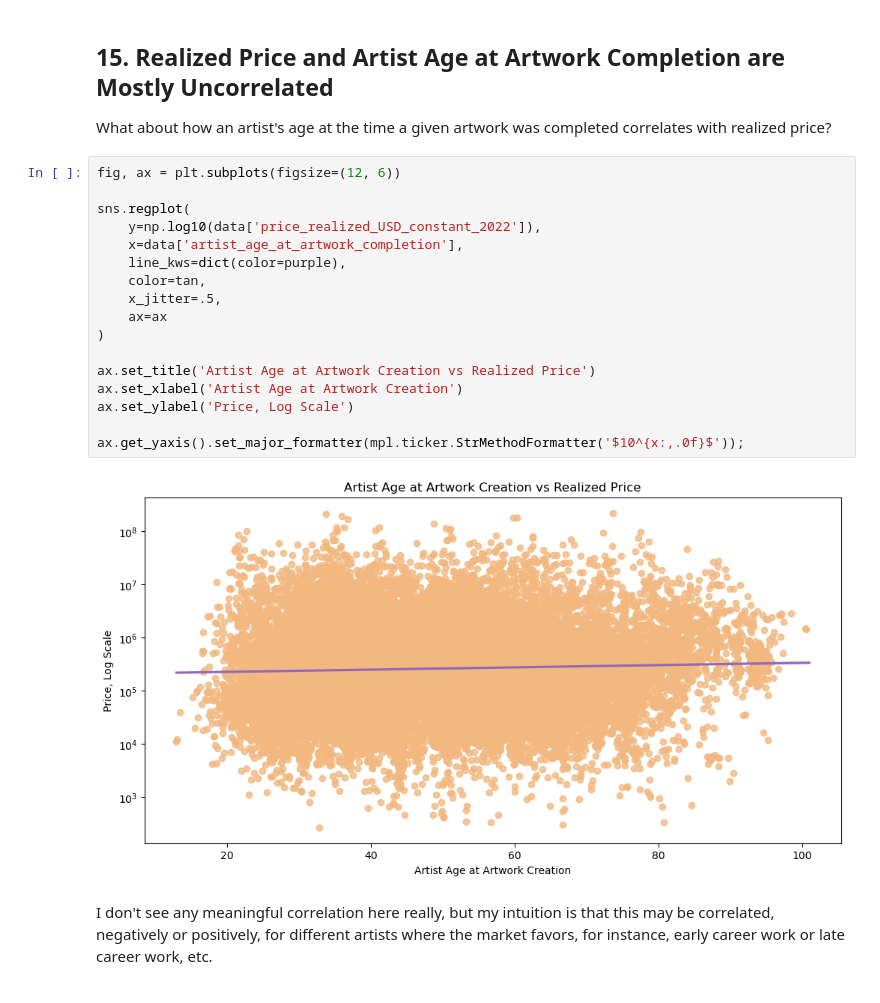
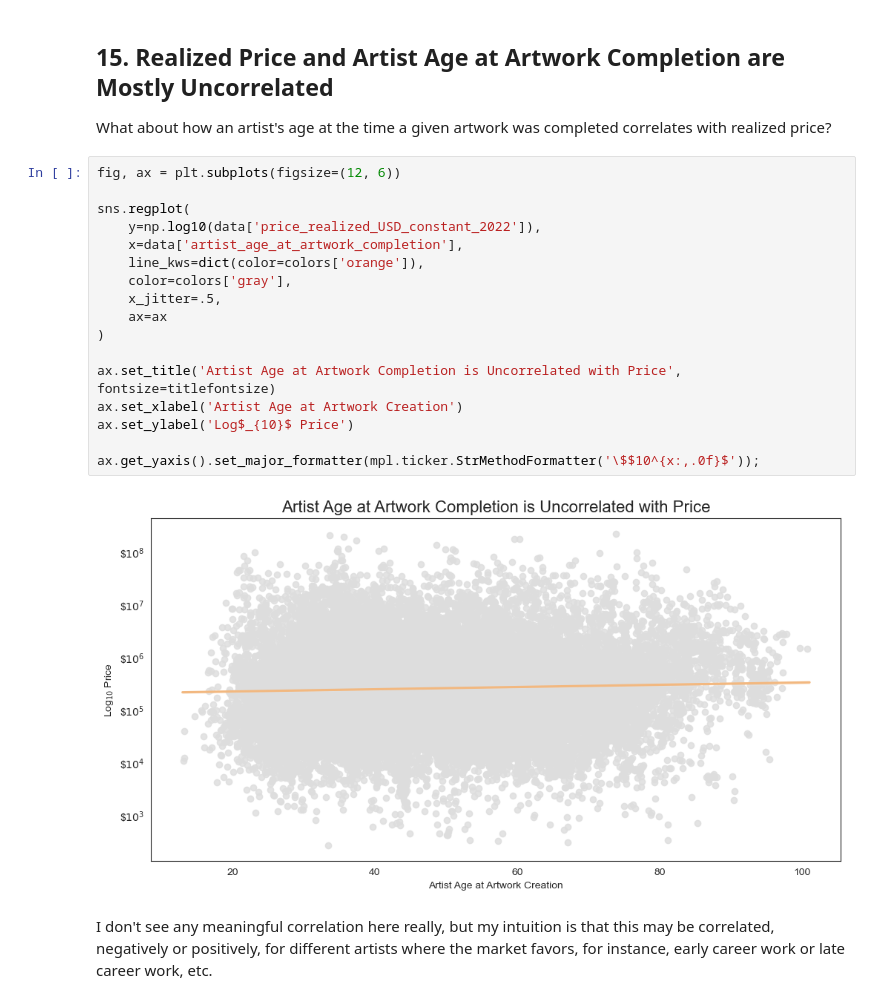
Before and after one commit to zrottman/art_auction, a Jupyter notebook: 03-01_EDA.ipynb, the cells around one changed output. Saved outputs shown, nothing was run; the diff lists cells and outputs as text.

```diff
--- a/03-01_EDA.ipynb
+++ b/03-01_EDA.ipynb
@@ -984,22 +1064,22 @@ What about how an artist's age at the time a given artwork was completed correla
 # %%
 fig, ax = plt.subplots(figsize=(12, 6))
 
 sns.regplot(
     y=np.log10(data['price_realized_USD_constant_2022']),
     x=data['artist_age_at_artwork_completion'],
-    line_kws=dict(color=purple),
-    color=tan,
+    line_kws=dict(color=colors['orange']),
+    color=colors['gray'],
     x_jitter=.5,
     ax=ax
 )
 
-ax.set_title('Artist Age at Artwork Creation vs Realized Price')
+ax.set_title('Artist Age at Artwork Completion is Uncorrelated with Price', fontsize=titlefontsize)
 ax.set_xlabel('Artist Age at Artwork Creation')
-ax.set_ylabel('Price, Log Scale')
+ax.set_ylabel('Log$_{10}$ Price')
 
-ax.get_yaxis().set_major_formatter(mpl.ticker.StrMethodFormatter('$10^{x:,.0f}$'));
+ax.get_yaxis().set_major_formatter(mpl.ticker.StrMethodFormatter('\$$10^{x:,.0f}$'));
 # %% [output]
-[figure, old version]
+[figure, new version]
 # %% [markdown]
 I don't see any meaningful correlation here really, but my intuition is that this may be correlated, negatively or positively, for different artists where the market favors, for instance, early career work or late career work, etc.
 # %% [markdown]
```
Also changed, not shown: parts of 27 cells of this notebook.
